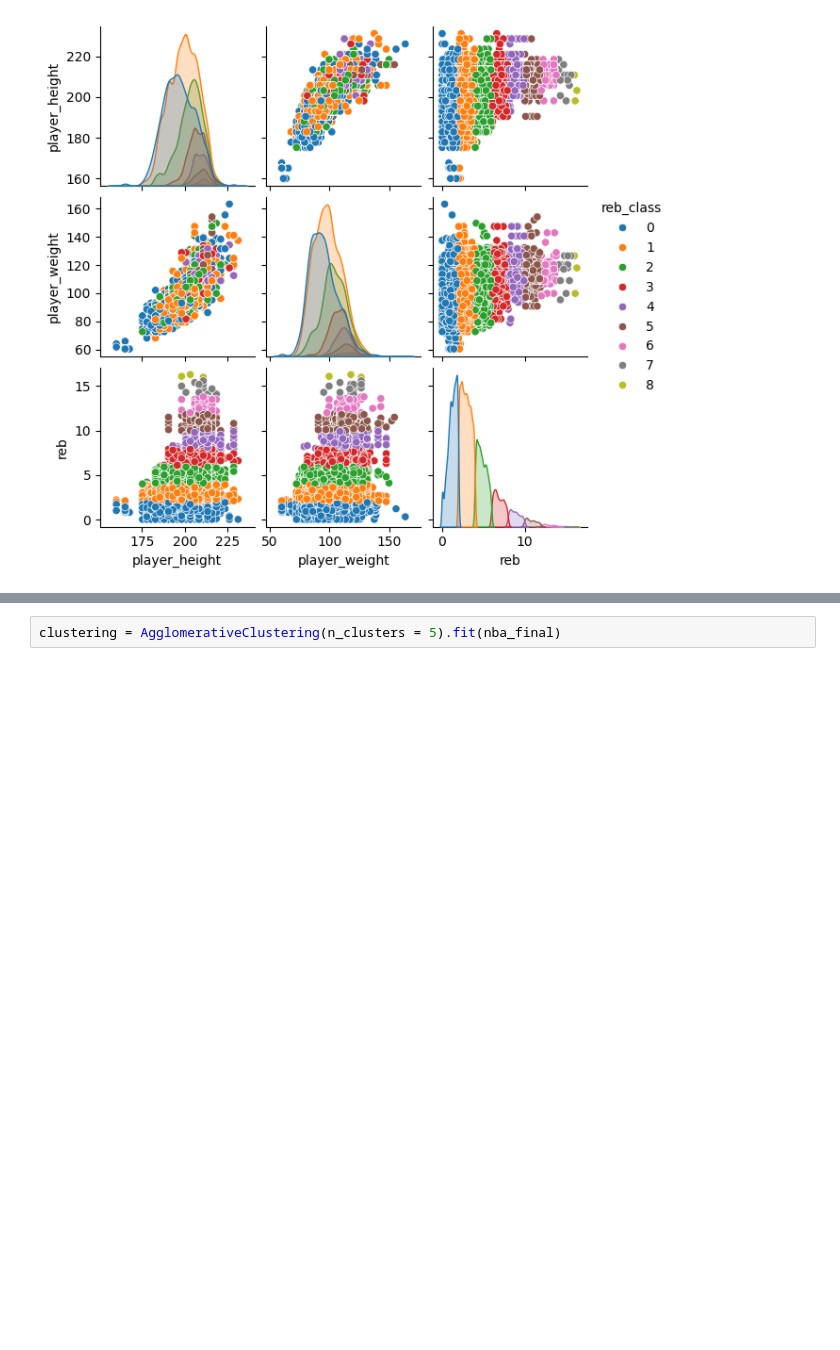
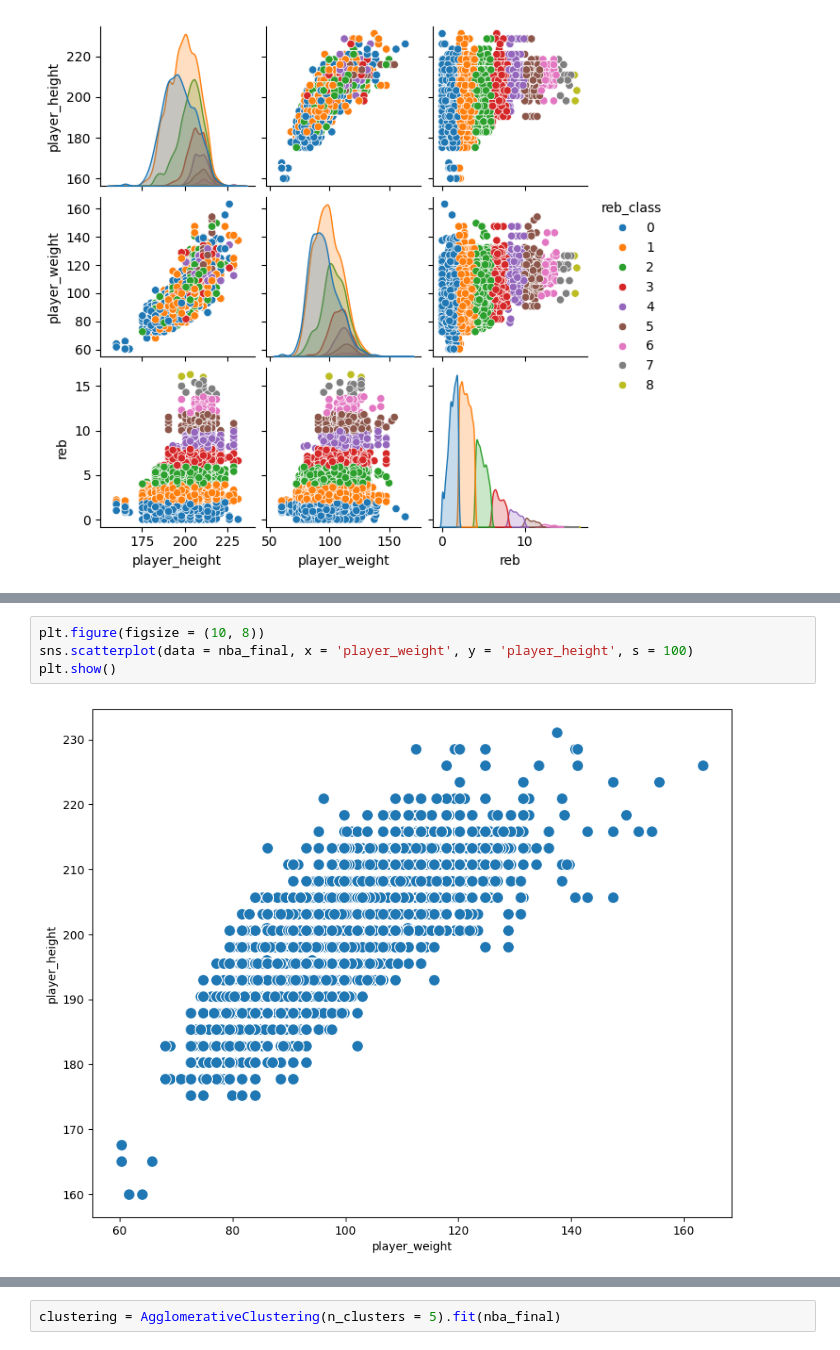
Before and after one commit to Marcgr79/muds, a Jupyter notebook: sistemas/nba.ipynb, the cells around one changed output, grey strips where cells are left out. Saved outputs shown, nothing was run; the diff lists cells and outputs as text; blank space fills up the shorter version.

```diff
--- a/sistemas/nba.ipynb
+++ b/sistemas/nba.ipynb
@@ -154,0 +189,6 @@ plt.show()
+# %%
+plt.figure(figsize = (10, 8))
+sns.scatterplot(data = nba_final, x = 'player_weight', y = 'player_height', s = 100)
+plt.show()
+# %% [output]
+[figure, added]
```
Also changed, not shown: parts of 13 cells of this notebook, 1 other file.
